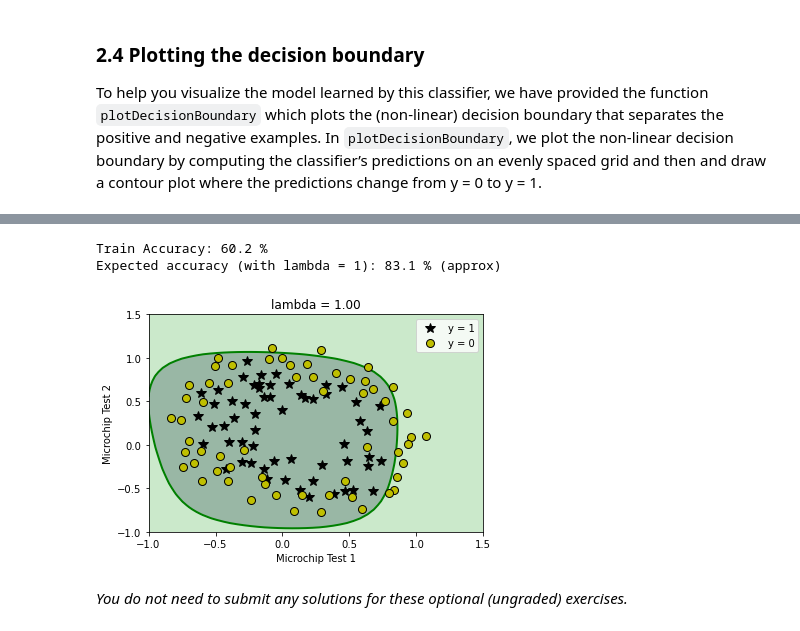
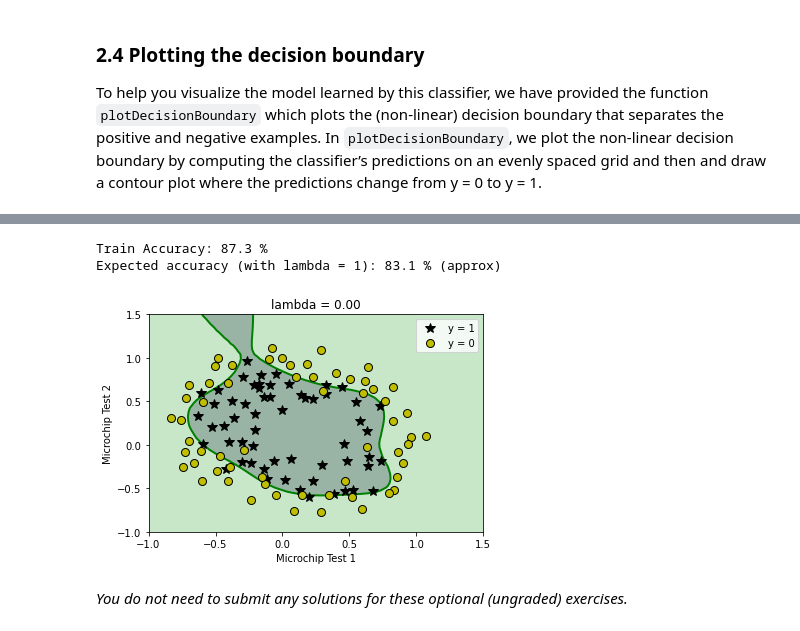
Before and after one commit to ChiaJun03/ml-coursera-python-assignments, a Jupyter notebook: Exercise2/exercise2.ipynb, the cells around one changed output, grey strips where cells are left out. Cells and saved outputs as stored; diff of their text form; code cells hidden in the pictures.

```diff
--- a/Exercise2/exercise2.ipynb
+++ b/Exercise2/exercise2.ipynb
@@ -569,10 +569,10 @@ def costFunctionReg(theta, X, y, lambda_):
 
     # ===================== YOUR CODE HERE ======================
     h_x = sigmoid(X.dot(theta.T))
-    temp = theta
+    temp = theta.copy()
     temp[0] = 0
 
-    J = -(1/m)*(y.dot(np.log(h_x))+(1-y).dot(np.log(1-h_x))) + (lambda_/(2*m)*np.sum(np.square(temp)))
+    J = -(1/m)*np.sum(y.dot(np.log(h_x))+(1-y).dot(np.log(1-h_x))) + (lambda_/(2*m)*np.sum(np.square(temp)))
 
     grad = (1 / m) * (h_x - y).dot(X)
     grad = grad + (lambda_ / m) * temp
@@ -679,40 +679,40 @@ With a larger $\lambda$, you should see a plot that shows an simpler decision bo
 initial_theta = np.zeros(X.shape[1])
 
 # Set regularization parameter lambda to 1 (you should vary this)
-lambda_ = 1
+lambda_ = 0
 
 # set options for optimize.minimize
 options= {'maxiter': 100}
 
 res = optimize.minimize(costFunctionReg,
                         initial_theta,
                         (X, y, lambda_),
                         jac=True,
                         method='TNC',
                         options=options)
 
 # the fun property of OptimizeResult object returns
 # the value of costFunction at optimized theta
 cost = res.fun
 
 # the optimized theta is in the x property of the result
 theta = res.x
 
 utils.plotDecisionBoundary(plotData, theta, X, y)
 pyplot.xlabel('Microchip Test 1')
 pyplot.ylabel('Microchip Test 2')
 pyplot.legend(['y = 1', 'y = 0'])
 pyplot.grid(False)
 pyplot.title('lambda = %0.2f' % lambda_)
 
 # Compute accuracy on our training set
 p = predict(theta, X)
 
 print('Train Accuracy: %.1f %%' % (np.mean(p == y) * 100))
 print('Expected accuracy (with lambda = 1): 83.1 % (approx)\n')
 # %% [output]
-Train Accuracy: 60.2 %
+Train Accuracy: 87.3 %
 Expected accuracy (with lambda = 1): 83.1 % (approx)
-[figure, old version]
+[figure, new version]
 # %% [markdown]
 *You do not need to submit any solutions for these optional (ungraded) exercises.*
```
